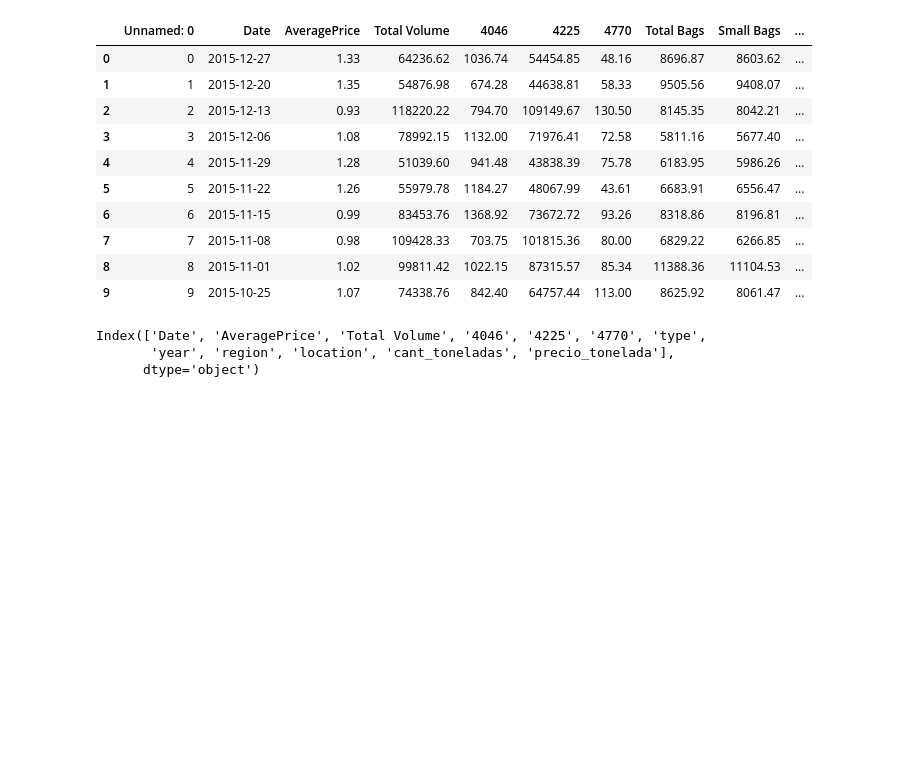
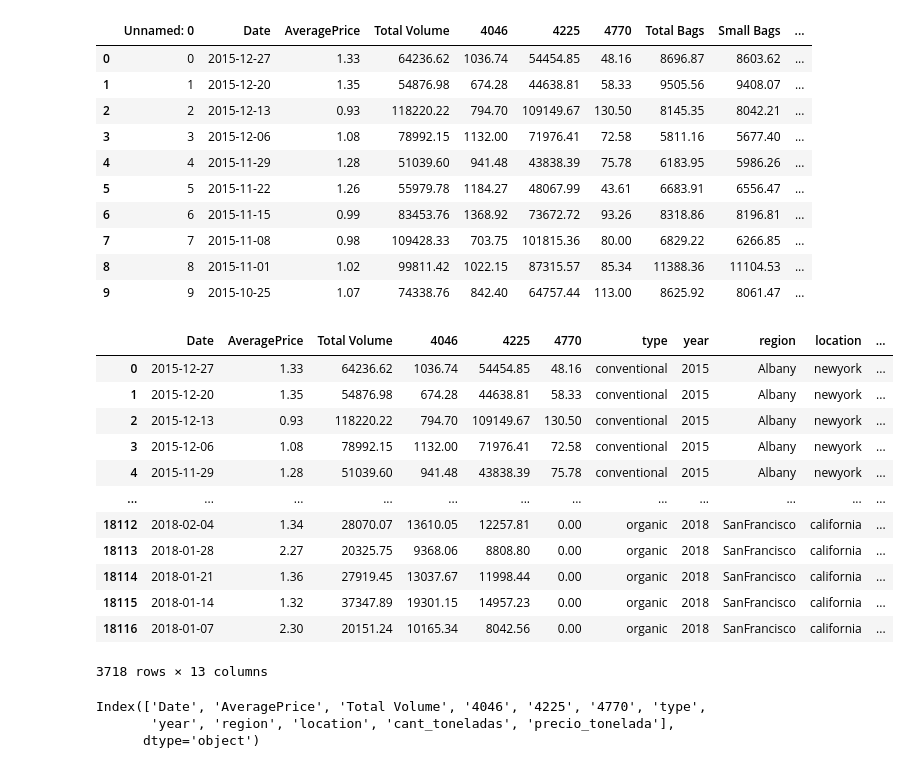
Before and after one commit to Julix4/AvoEconomics, a Jupyter notebook: EDA.ipynb, the cells around one changed output. Cells and saved outputs as stored; diff of their text form; code cells hidden in the pictures; blank space fills up the shorter version.

```diff
--- a/EDA.ipynb
+++ b/EDA.ipynb
@@ -95,19 +95,35 @@ df_avocado_hotels.head(10)
 # %%
 # Agregamos nuevas columnas al DataFrame df_avocado_hotels
 
 # Calculo la cantidad de aguacates en función del tipo
 df_avocado_hotels['cantidad_aguacates'] = df_avocado_hotels.apply(
     lambda row: row['Total Volume'] / (0.25 if row['type'] == 'conventional' else 0.3),
     axis=1
 )
 
 # Calculo cantidad de toneladas
 df_avocado_hotels['cant_toneladas'] = (df_avocado_hotels['Total Volume'] / 1000).round(2)
 
 # Calcular el precio por tonelada
 df_avocado_hotels['precio_tonelada'] = (
     (df_avocado_hotels['AveragePrice'] * df_avocado_hotels['cantidad_aguacates']) / df_avocado_hotels['cant_toneladas']
 )
+
+df_avocado_hotels
+# %% [output]
+|  | Date | AveragePrice | Total Volume | 4046 | 4225 | 4770 | type | year | region | location | ... |
+| 0 | 2015-12-27 | 1.33 | 64236.62 | 1036.74 | 54454.85 | 48.16 | conventional | 2015 | Albany | newyork | ... |
+| 1 | 2015-12-20 | 1.35 | 54876.98 | 674.28 | 44638.81 | 58.33 | conventional | 2015 | Albany | newyork | ... |
+| 2 | 2015-12-13 | 0.93 | 118220.22 | 794.70 | 109149.67 | 130.50 | conventional | 2015 | Albany | newyork | ... |
+| 3 | 2015-12-06 | 1.08 | 78992.15 | 1132.00 | 71976.41 | 72.58 | conventional | 2015 | Albany | newyork | ... |
+| 4 | 2015-11-29 | 1.28 | 51039.60 | 941.48 | 43838.39 | 75.78 | conventional | 2015 | Albany | newyork | ... |
+| ... | ... | ... | ... | ... | ... | ... | ... | ... | ... | ... | ... |
+| 18112 | 2018-02-04 | 1.34 | 28070.07 | 13610.05 | 12257.81 | 0.00 | organic | 2018 | SanFrancisco | california | ... |
+| 18113 | 2018-01-28 | 2.27 | 20325.75 | 9368.06 | 8808.80 | 0.00 | organic | 2018 | SanFrancisco | california | ... |
+| 18114 | 2018-01-21 | 1.36 | 27919.45 | 13037.67 | 11998.44 | 0.00 | organic | 2018 | SanFrancisco | california | ... |
+| 18115 | 2018-01-14 | 1.32 | 37347.89 | 19301.15 | 14957.23 | 0.00 | organic | 2018 | SanFrancisco | california | ... |
+| 18116 | 2018-01-07 | 2.30 | 20151.24 | 10165.34 | 8042.56 | 0.00 | organic | 2018 | SanFrancisco | california | ... |
+3718 rows × 13 columns
 # %%
 # Convertir columna date a datetime
 df_avocado_hotels['Date'] = pd.to_datetime(df_avocado_hotels['Date'])
```
Also changed, not shown: parts of 1 cell of this notebook, 33 other files.
